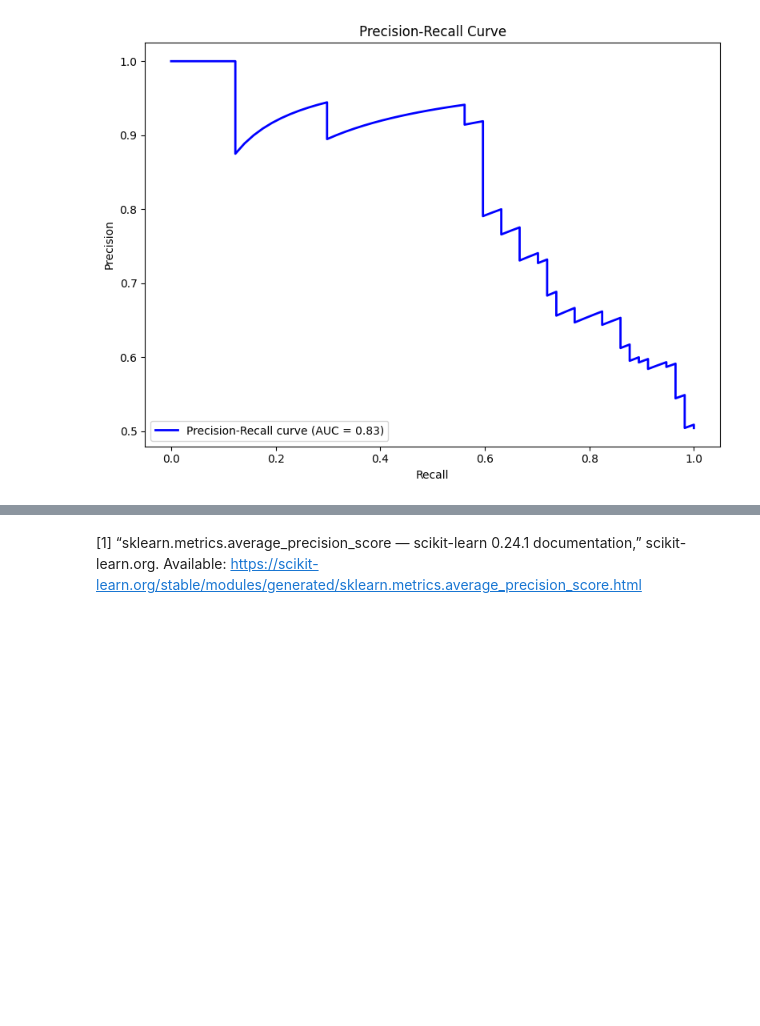
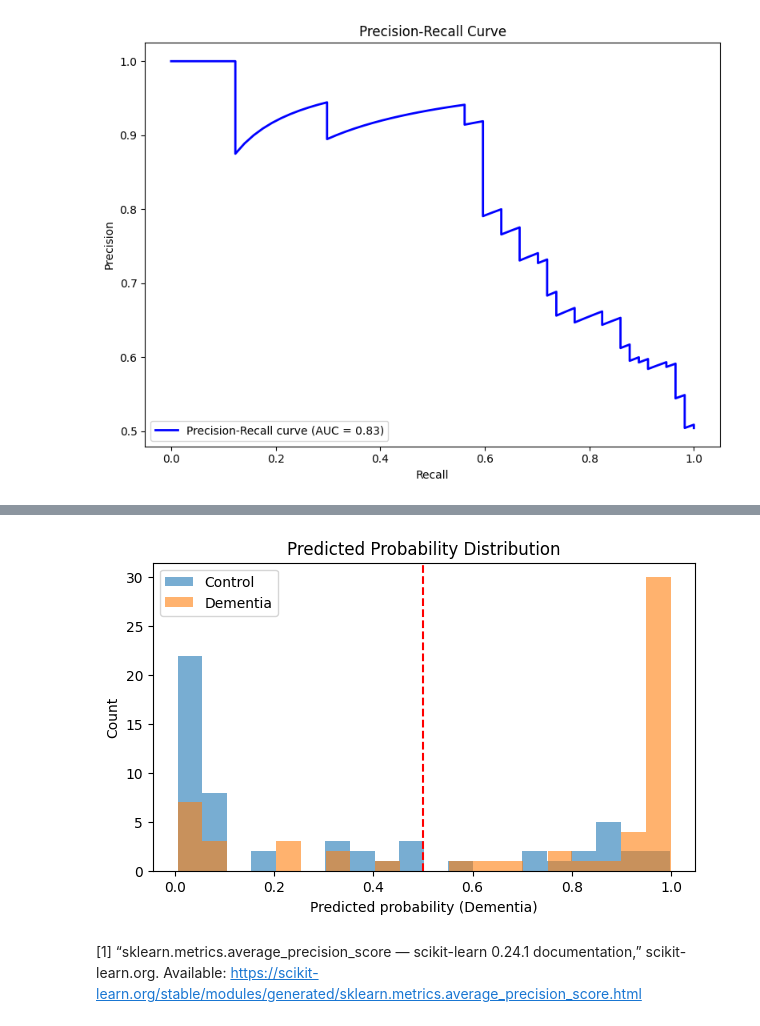
Before and after one commit to liv0ri/An-AI-Assisted-Approach-for-the-Detection-of-Dementia, a Jupyter notebook: 6. Evaluation/evaluation.ipynb, the cells around one changed output, grey strips where cells are left out. Cells and saved outputs as stored; diff of their text form; code cells hidden in the pictures; blank space fills up the shorter version.

```diff
--- a/6. Evaluation/evaluation.ipynb
+++ b/6. Evaluation/evaluation.ipynb
@@ -276,2 +301,17 @@ plt.close()
+# %%
+plt.figure(figsize=(7,4))
+plt.hist(y_probs[y_true == 0], bins=20, alpha=0.6, label="Control")
+plt.hist(y_probs[y_true == 1], bins=20, alpha=0.6, label="Dementia")
+plt.axvline(PROBABILITY_THRESHOLD, color="red", linestyle="--")
+plt.xlabel("Predicted probability (Dementia)")
+plt.ylabel("Count")
+plt.title("Predicted Probability Distribution")
+plt.legend()
+
+plt.savefig(os.path.join(SAVE_DIR, HISTO_PLOT), dpi=300, bbox_inches="tight")
+
+plt.show()
+# %% [output]
+[figure, added]
 # %% [markdown]
 [1] “sklearn.metrics.average_precision_score — scikit-learn 0.24.1 documentation,” scikit-learn.org. Available: https://scikit-learn.org/stable/modules/generated/sklearn.metrics.average_precision_score.html
```
Also changed, not shown: parts of 3 cells of this notebook, 2 other files.
